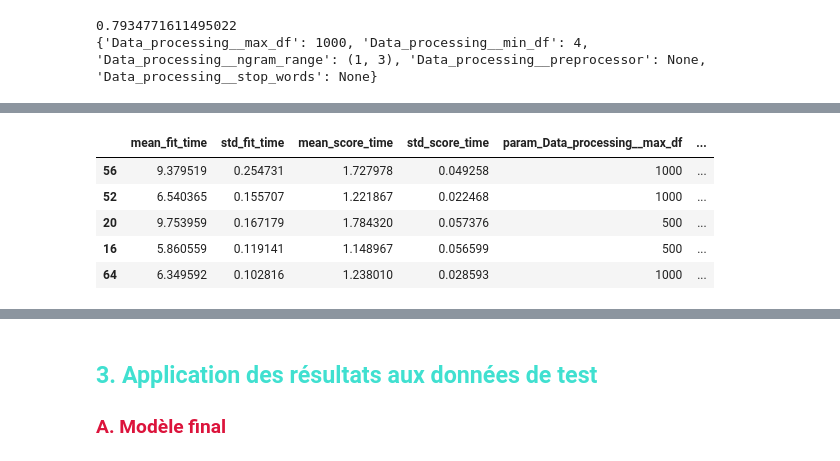
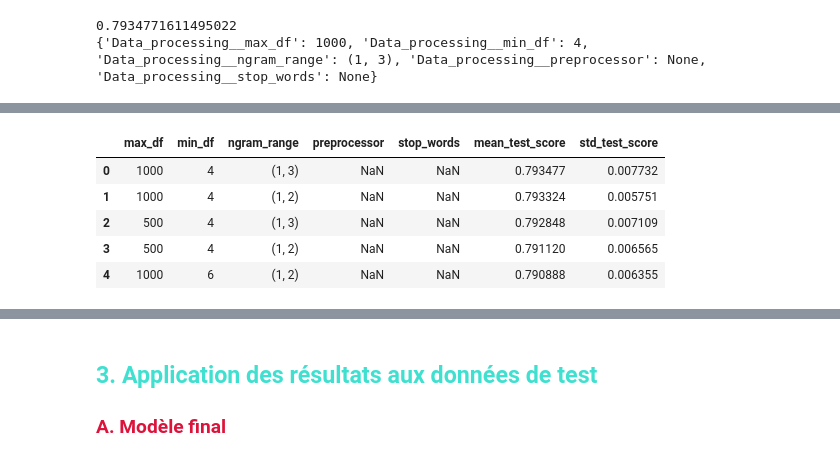
Before and after one commit to suzannegtx/Prog_NLP_Assignments, a Jupyter notebook: Projets_TAL/Projet_presidents/Projet_Chirac_Mitterrand.ipynb, the cells around one changed output, grey strips where cells are left out. Cells and saved outputs as stored; diff of their text form; code cells hidden in the pictures.

```diff
--- a/Projets_TAL/Projet_presidents/Projet_Chirac_Mitterrand.ipynb
+++ b/Projets_TAL/Projet_presidents/Projet_Chirac_Mitterrand.ipynb
@@ -540,11 +548,17 @@ cv_results = grid_search(vectorizer, clf_nb, parameters, X_train, y_train)
 # %%
 cv_results = pd.DataFrame(cv_results)
 cv_results = cv_results.sort_values(by='mean_test_score', ascending=False)
-cv_results.head()
+
+cv_results.to_csv("results/cv_results.csv", index=False)
-# %% [output]
-|  | mean_fit_time | std_fit_time | mean_score_time | std_score_time | param_Data_processing__max_df | ... |
-| 56 | 9.379519 | 0.254731 | 1.727978 | 0.049258 | 1000 | ... |
-| 52 | 6.540365 | 0.155707 | 1.221867 | 0.022468 | 1000 | ... |
-| 20 | 9.753959 | 0.167179 | 1.784320 | 0.057376 | 500 | ... |
-| 16 | 5.860559 | 0.119141 | 1.148967 | 0.056599 | 500 | ... |
-| 64 | 6.349592 | 0.102816 | 1.238010 | 0.028593 | 1000 | ... |
+# %%
+cv_results = pd.read_csv('results/cv_results.csv')
+cv_results = cv_results[['param_Data_processing__max_df', 'param_Data_processing__min_df','param_Data_processing__ngram_range', 'param_Data_processing__preprocessor', 'param_Data_processing__stop_words', 'mean_test_score', 'std_test_score']]
+cv_results.columns = ['max_df', 'min_df', 'ngram_range', 'preprocessor', 'stop_words', 'mean_test_score', 'std_test_score']
+cv_results.head()
+# %% [output]
+|  | max_df | min_df | ngram_range | preprocessor | stop_words | mean_test_score | std_test_score |
+| 0 | 1000 | 4 | (1, 3) | NaN | NaN | 0.793477 | 0.007732 |
+| 1 | 1000 | 4 | (1, 2) | NaN | NaN | 0.793324 | 0.005751 |
+| 2 | 500 | 4 | (1, 3) | NaN | NaN | 0.792848 | 0.007109 |
+| 3 | 500 | 4 | (1, 2) | NaN | NaN | 0.791120 | 0.006565 |
+| 4 | 1000 | 6 | (1, 2) | NaN | NaN | 0.790888 | 0.006355 |
```
Also changed, not shown: parts of 9 cells of this notebook, 3 other files.
